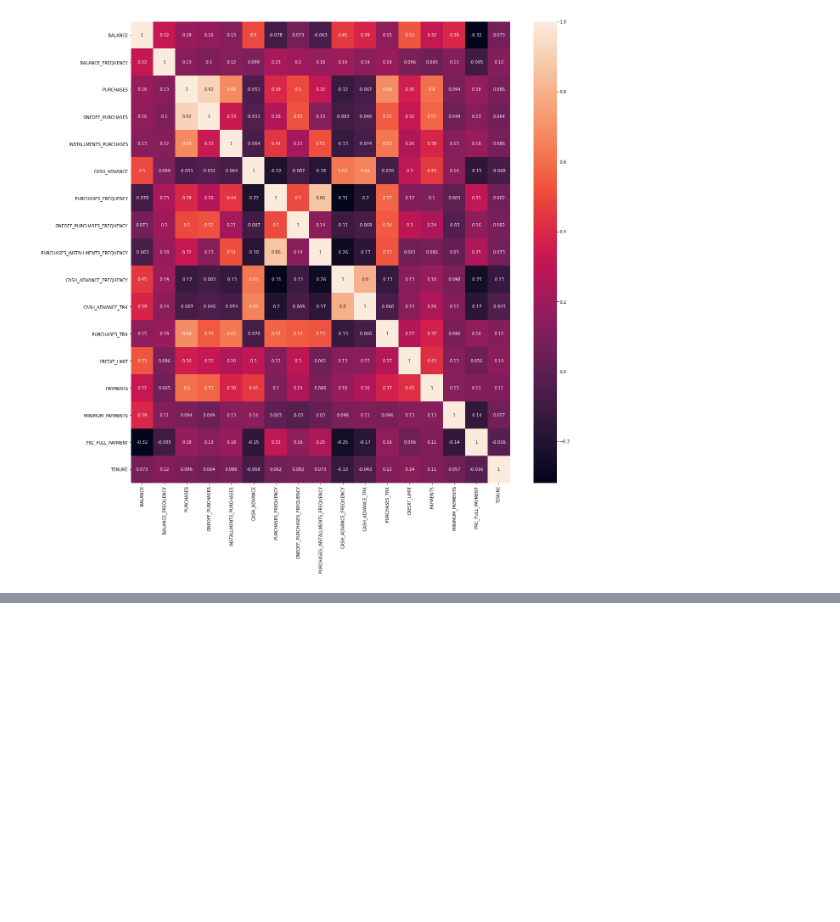
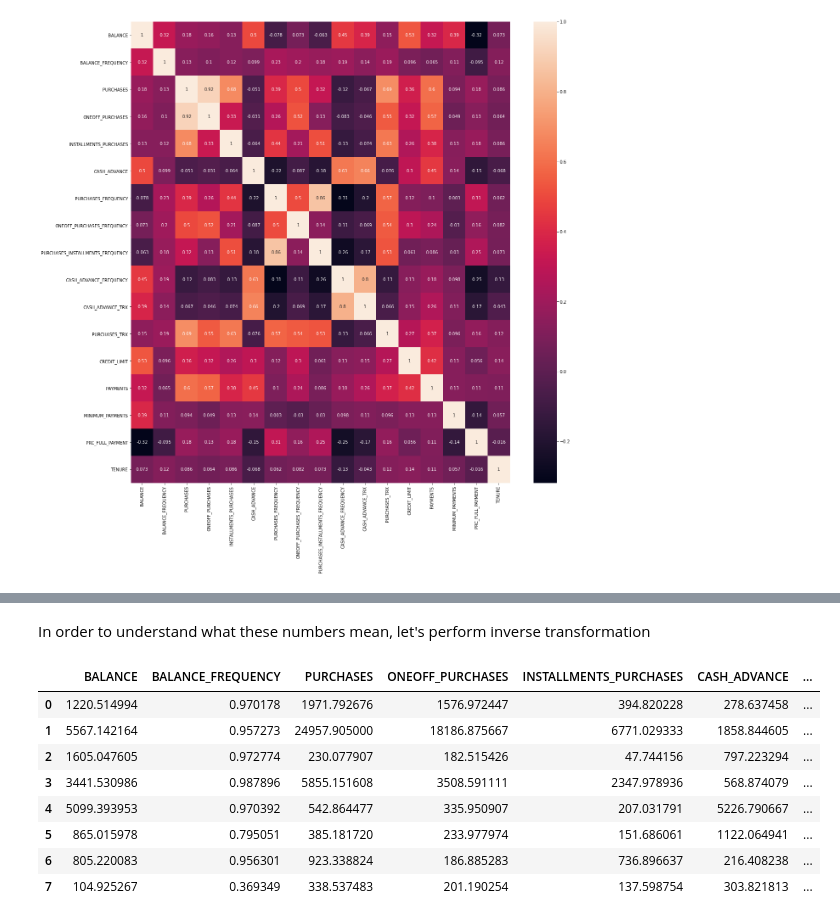
Before and after one commit to clozgil/Market-Segmentation-and-Consumer-Behavior, a Jupyter notebook: Market-Segmentation-and-Consumer-Behavior.ipynb, the cells around one changed output, grey strips where cells are left out. Cells and saved outputs as stored; diff of their text form; code cells hidden in the pictures; blank space fills up the shorter version.

```diff
--- a/Market-Segmentation-and-Consumer-Behavior.ipynb
+++ b/Market-Segmentation-and-Consumer-Behavior.ipynb
@@ -197,0 +271,16 @@ sns.heatmap(cc_df.corr(), annot=True)
+# %% [markdown]
+In order to understand what these numbers mean, let's perform inverse transformation
+# %%
+cluster_centers = scaler.inverse_transform(cluster_centers)
+cluster_centers = pd.DataFrame(data = cluster_centers, columns = [cc_df.columns])
+cluster_centers
+# %% [output]
+|  | BALANCE | BALANCE_FREQUENCY | PURCHASES | ONEOFF_PURCHASES | INSTALLMENTS_PURCHASES | CASH_ADVANCE | ... |
+| 0 | 1220.514994 | 0.970178 | 1971.792676 | 1576.972447 | 394.820228 | 278.637458 | ... |
+| 1 | 5567.142164 | 0.957273 | 24957.905000 | 18186.875667 | 6771.029333 | 1858.844605 | ... |
+| 2 | 1605.047605 | 0.972774 | 230.077907 | 182.515426 | 47.744156 | 797.223294 | ... |
+| 3 | 3441.530986 | 0.987896 | 5855.151608 | 3508.591111 | 2347.978936 | 568.874079 | ... |
+| 4 | 5099.393953 | 0.970392 | 542.864477 | 335.950907 | 207.031791 | 5226.790667 | ... |
+| 5 | 865.015978 | 0.795051 | 385.181720 | 233.977974 | 151.686061 | 1122.064941 | ... |
+| 6 | 805.220083 | 0.956301 | 923.338824 | 186.885283 | 736.896637 | 216.408238 | ... |
+| 7 | 104.925267 | 0.369349 | 338.537483 | 201.190254 | 137.598754 | 303.821813 | ... |
```
Also changed, not shown: parts of 19 cells of this notebook.
